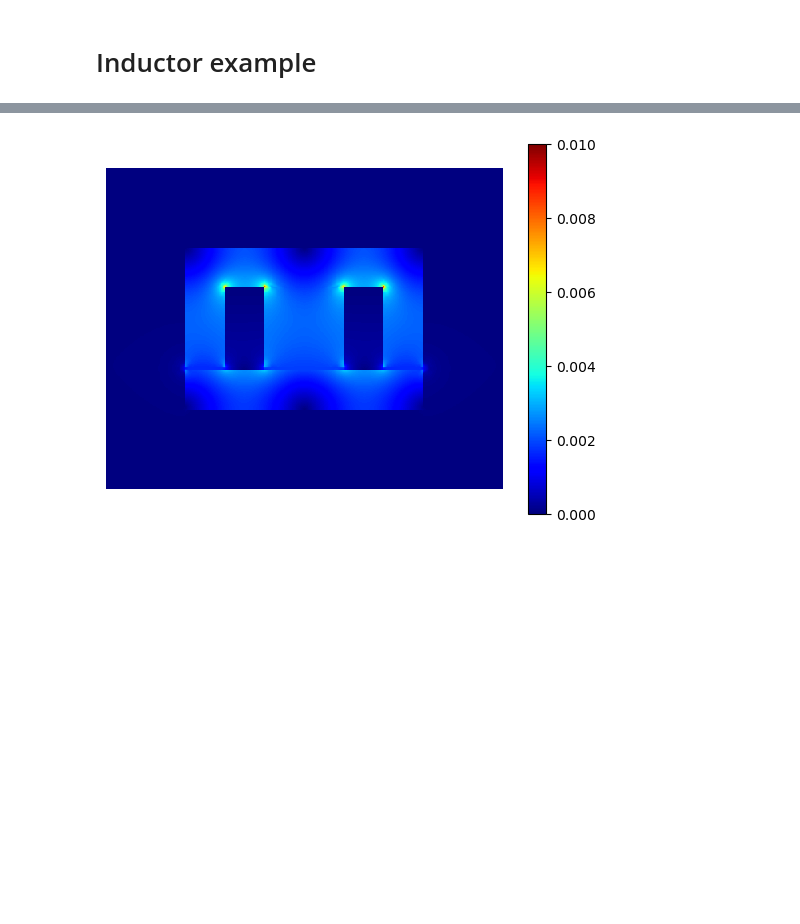
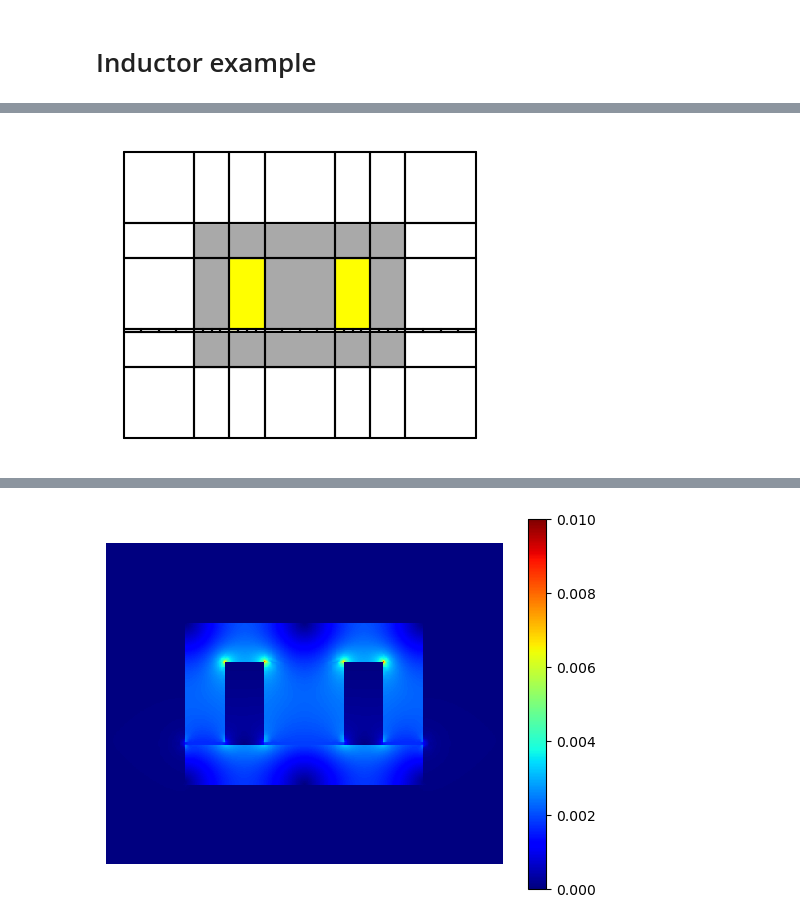
Before and after one commit to c-f-h/pyiga, a Jupyter notebook: notebooks/IETI.ipynb, the cells around one changed output, grey strips where cells are left out. Drawn from its saved outputs; the diff is of its cells as text; code cells hidden in the pictures; blank space fills up the shorter version.

```diff
--- a/notebooks/IETI.ipynb
+++ b/notebooks/IETI.ipynb
@@ -827,18 +767,18 @@ MaT = {'C1': lambda x,y: (0.,0.), 'C2': lambda x,y:(0.,0.), 'Fe':lambda x,y:(0.,
 dir_data = {0:0}
 # %%
 degs = (5,)
-maxpatches =(1000,)
+maxpatches =(2,)
 #maxpatches=(1500,)
 n_info=6
 R = np.zeros((100,n_info*len(degs)))
 R2 = np.zeros((100,3*len(degs)))
 maxiter=0
-direct=False
-var='selection'
+direct=True
+#var='selection'
 
 for i,deg in enumerate(degs):
     eta = 1
-    N = deg + 10
+    N = 10
     #M = QuarterAnullus(deg,N)
     M = Inductor(deg,N, airgap=0.025)
 
@@ -846,64 +786,64 @@ for i,deg in enumerate(degs):
     if direct:
         IMap.set_subspace('C0')
     #MP = assemble.Multipatch(M, automatch=True)
-    admissibility_split(IMap, return_P = False, subspace=False, consistency=True, a=nu);
+    admissibility_split(IMap, return_P = False, subspace=False, consistency=False, a=nu);
     U = []
 
     print("======================================================")
     print("deg = "+str(deg))
     k=0
-    while eta > 1e-6:
+    while k < 15:
         print("Number of patches: {}".format(IMap.nPatches))
         R[k,n_info*i]   = IMap.nPatches
         R[k,n_info*i+1] = IMap.nLocDofs
         R2[k,3*i] = IMap.nPatches
 
-        # M.plotmesh(figsize=(5,5),color={'C1':'yellow', 'C2':'yellow', 'Fe':'darkgrey', 'Air':'white'}, knots=0, bwidth=0.01, patch_idx=0)
-        # plt.axis('off');
-        # plt.axis('scaled');
-        # #plt.savefig('/home/wolfman/Pictures/Inductor/p'+str(deg)+'/i'+str(k)+'.pdf',bbox_inches='tight');
-        # plt.show()
+        M.plotmesh(figsize=(5,5),color={'C1':'yellow', 'C2':'yellow', 'Fe':'darkgrey', 'Air':'white'}, knots=0, bwidth=0.01, patch_idx=0)
+        plt.axis('off');
+        plt.axis('scaled');
+        plt.savefig('/home/wolfman/Pictures/Inductor/p'+str(deg)+'/i'+str(k)+'.pdf',bbox_inches='tight');
+        plt.show()
         ### Solve
         if direct:
             u = solveDirect(IMap, dir_data, j,nu, Ma_T=None)
         else:
-            if var=='selection':
-                IMap.parametersort(nu)
-            A, RHS = IMap.assemble(a=nu,f=j, M=None)
-            N = [A.shape[0] for A in A]
-            B, eliminated_constraints = IMap.ConstraintMatrices(redundant=False)
+            # if var=='selection':
+            #     IMap.parametersort(nu)
+            # A, RHS = IMap.assemble(a=nu,f=j, M=None)
+            # N = [A.shape[0] for A in A]
+            # B, eliminated_constraints = IMap.ConstraintMatrices(redundant=False)
 
-            SD = ieti.ScaledDirichletPreconditioner(A, B, IMap)
+            # SD = ieti.ScaledDirichletPreconditioner(A, B, IMap)
 
-            primal = ieti.PrimalSystem(IMap.nodes_as_primals())
-            A, B, RHS, C = primal.incorporate_PrimalConstraints(A, B, RHS, IMap)
-            loc_solver = primal.compute_PrimalBasis(A, B, RHS)
+            # primal = ieti.PrimalSystem(IMap.nodes_as_primals())
+            # A, B, RHS, C = primal.incorporate_PrimalConstraints(A, B, RHS, IMap)
+            # loc_solver = primal.compute_PrimalBasis(A, B, RHS, C)
 
-            A.append(primal.A_prim), B.append(primal.B_prim), RHS.append(primal.RHS_prim)
-            loc_solver.append(solvers.make_solver(primal.A_prim, spd=True, symm=True)), N.append(primal.A_prim.shape[0])
+            # A.append(primal.A_prim), B.append(primal.B_prim), RHS.append(primal.RHS_prim)
+            # loc_solver.append(solvers.make_solver(primal.A_prim, spd=True, symm=True)), N.append(primal.A_prim.shape[0])
 
-            I = ieti.IetiSystem(A, B, RHS, N, loc_solver)
-            F, b = I.SchurComplement(), I.RHSforSchurComplement()
+            # I = ieti.IetiSystem(A, B, RHS, N, loc_solver)
+            # F, b = I.SchurComplement(), I.RHSforSchurComplement()
 
-            if var=='selection':
-                SD.setupSelectionScaling()
-                lam, it, min_eig, max_eig, r = solvers.pcg(F, b, x0=None, maxiter=2000, P=SD.prec(), output=1, rtol=1e-6, atol=1e-12)
-            elif var=='edge':
-                Prec=ieti.EdgePreconditioner(IMap, SD.SchurMatrices(), SD.B ,C)
-                lam, it, min_eig, max_eig, r = solvers.pcg(F, b, x0=None, maxiter=2000, P=Prec, output=1, rtol=1e-6, atol=1e-12)
-            elif var=='coefficient':
-                SD.setupCoefficientScaling(nu)
-                lam, it, min_eig, max_eig, r = solvers.pcg(F, b, x0=None, maxiter=2000, P=SD.prec(), output=1, rtol=1e-6, atol=1e-12)
-            else:
-                lam, it, min_eig, max_eig, r = solvers.pcg(F, b, x0=None, maxiter=2000, P=1, output=1, rtol=1e-6, atol=1e-12)
+            # if var=='selection':
+            #     SD.setupSelectionScaling()
+            #     lam, it, min_eig, max_eig, r = solvers.pcg(F, b, x0=None, maxiter=2000, P=SD.prec(), output=1, rtol=1e-6, atol=1e-12)
+            # elif var=='edge':
+            #     Prec=ieti.EdgePreconditioner(IMap, SD.SchurMatrices(), SD.B ,C)
+            #     lam, it, min_eig, max_eig, r = solvers.pcg(F, b, x0=None, maxiter=2000, P=Prec, output=1, rtol=1e-6, atol=1e-12)
+            # elif var=='coefficient':
+            #     SD.setupCoefficientScaling(nu)
+            #     lam, it, min_eig, max_eig, r = solvers.pcg(F, b, x0=None, maxiter=2000, P=SD.prec(), output=1, rtol=1e-6, atol=1e-12)
+            # else:
+            #     lam, it, min_eig, max_eig, r = solvers.pcg(F, b, x0=None, maxiter=2000, P=1, output=1, rtol=1e-6, atol=1e-12)
 
-            u = I.constructSolutionFromLagrangeMultipliers(lam)
-            u = primal.distributePrimalSolution(u)
-            u = np.concatenate(IMap.completeDirichlet(u))
+            # u = I.constructSolutionFromLagrangeMultipliers(lam)
+            # u = primal.distributePrimalSolution(u)
+            # u = np.concatenate(IMap.completeDirichlet(u))
 
-            #u,R[k,n_info*i+2],R[k,n_info*i+3]  = solveIETI(IMap, dir_data,j,nu, P='selection', rtol=1e-6)
-            #R2[k,3*i+1] = R[k,n_info*i+2]
-            #R2[k,3*i+2] = R[k,n_info*i+3]
+            u,R[k,n_info*i+2],R[k,n_info*i+3]  = solveIETI(IMap, dir_data,j,nu, P='selection', rtol=1e-6)
+            R2[k,3*i+1] = R[k,n_info*i+2]
+            R2[k,3*i+2] = R[k,n_info*i+3]
         U.append(u)
 
         #IMap.plot(u)
@@ -925,7 +865,7 @@ for i,deg in enumerate(degs):
         P = IMap.h_refine(h_ref=marked_patches,ref="rs", return_P = True, in_subspace=direct)
         print("Split {} patches due to error indicator".format(len(marked_patches)))
         if not direct:
-            P = admissibility_split(IMap, return_P = True, subspace=False, consistency=True, a=nu)@P;
+            P = admissibility_split(IMap, return_P = True, subspace=False, consistency=False, a=nu)@P;
         print("Patch-splitting took {:.3} seconds".format(time.time()-t))
 
         U=[P@u for u in U]
@@ -949,6 +889,6 @@ for i,deg in enumerate(degs):
 
 R = R[:maxiter,:]
 R2 = R2[:maxiter,:]
-np.savetxt('inductor_selection_consistency.txt', R, fmt=len(degs)*('%d','%d','%1.2f','%d','%1.2e','%1.2e'), delimiter = ' & ', newline='\\\\\n')
-np.savetxt('inductor_selection_consistency2.txt', R2, fmt=len(degs)*('%d', '%d','%1.2f'), delimiter = ' & ', newline='\\\\\n')
+#np.savetxt('inductor_selection_consistency.txt', R, fmt=len(degs)*('%d','%d','%1.2f','%d','%1.2e','%1.2e'), delimiter = ' & ', newline='\\\\\n')
+#np.savetxt('inductor_selection_consistency2.txt', R2, fmt=len(degs)*('%d', '%d','%1.2f'), delimiter = ' & ', newline='\\\\\n')
 # %% [output]
@@ -971,0 +906 @@ Error Estimator: 0.583
+[figure, added]
```
Also changed, not shown: parts of 22 cells of this notebook, 19 other files.
